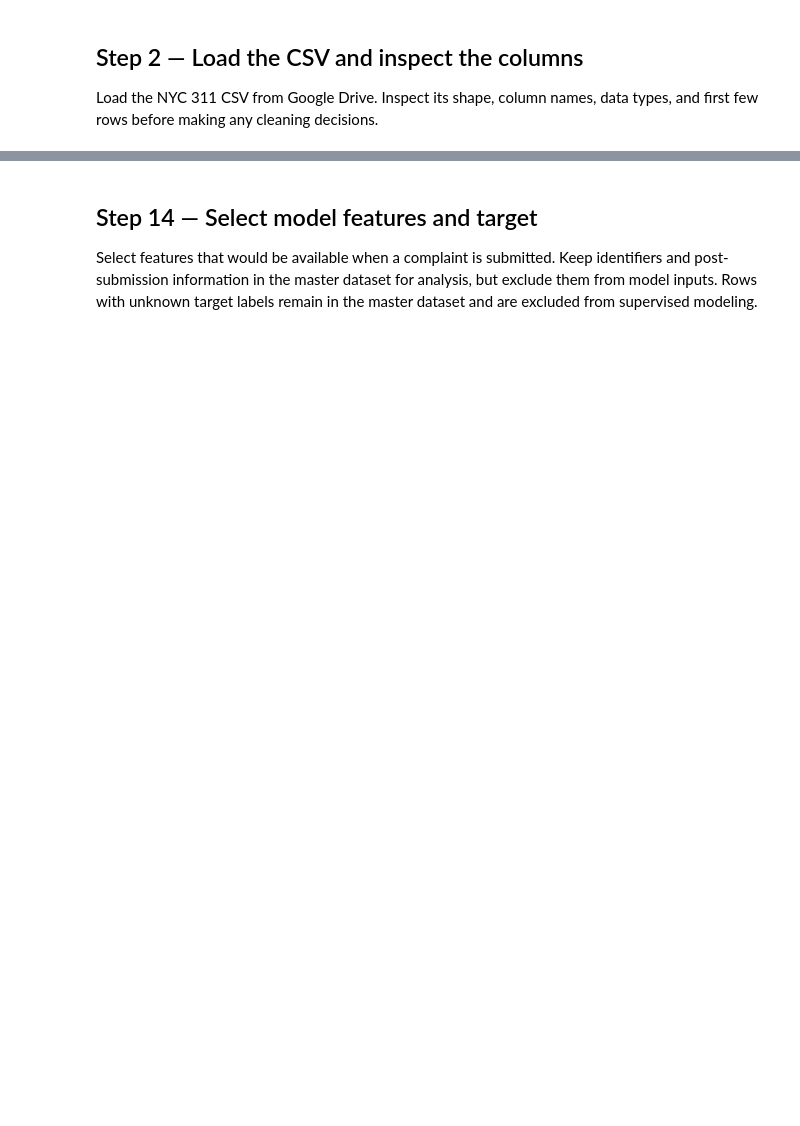
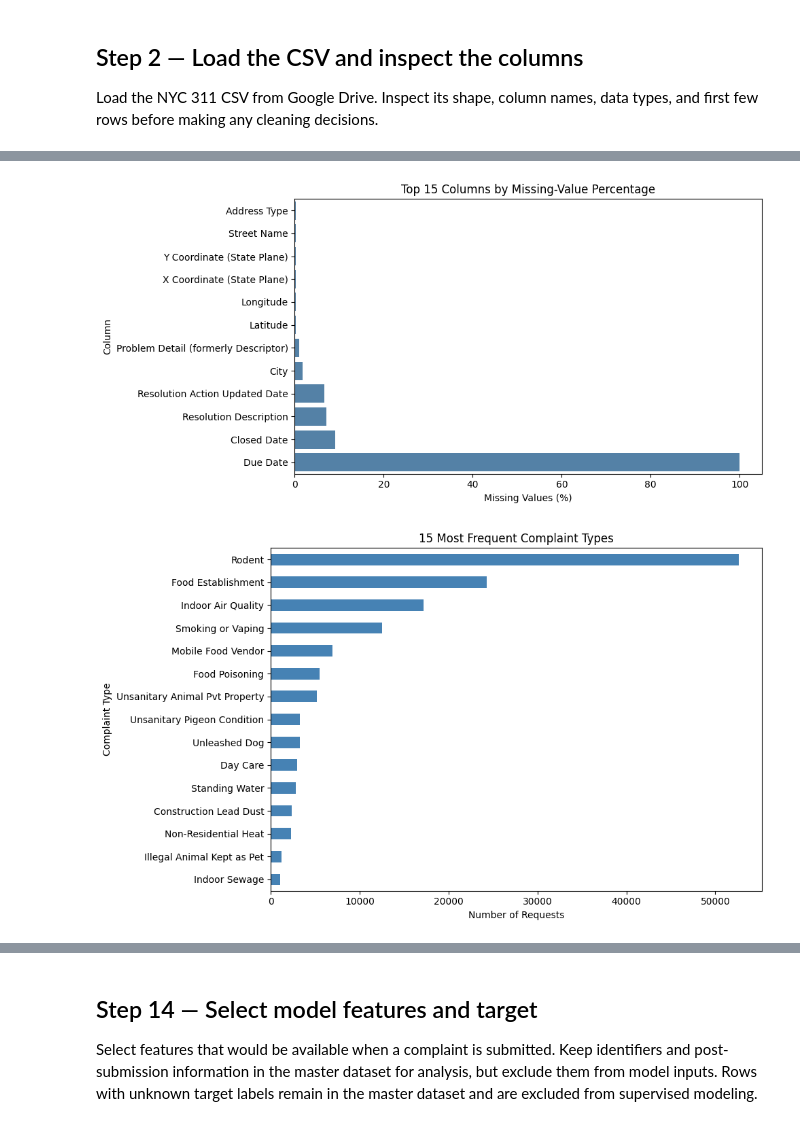
Before and after one commit to basmmohamed/service_requests_MLproject, a Jupyter notebook: Copy_of_NYC311_Eda_Preprocessing.ipynb, the cells around one changed output, grey strips where cells are left out. Saved outputs shown, nothing was run; the diff lists cells and outputs as text; code cells hidden in the pictures; blank space fills up the shorter version.

```diff
--- a/Copy_of_NYC311_Eda_Preprocessing.ipynb
+++ b/Copy_of_NYC311_Eda_Preprocessing.ipynb
@@ -980,0 +386,68 @@ Unknown target rows: 4381
+# %%
+# Step 4: EDA - Missing values and common complaint types
+
+# --------------------------------------------------
+# 1. Visualize missing values
+# --------------------------------------------------
+
+# Calculate missing counts and percentages for each column
+missing = pd.DataFrame({
+    "missing_count": data.isna().sum(),
+    "missing_percent": (data.isna().mean() * 100).round(2)
+})
+
+# Select the 15 columns with the highest missing percentages
+missing_to_plot = (
+    missing[missing["missing_count"] > 0]
+    .sort_values("missing_percent", ascending=False)
+    .head(15)
+    .sort_values("missing_percent")
+)
+
+# Plot missing-value percentages
+plt.figure(figsize=(10, 5))
+
+sns.barplot(
+    x=missing_to_plot["missing_percent"],
+    y=missing_to_plot.index,
+    color="steelblue"
+)
+
+plt.title("Top 15 Columns by Missing-Value Percentage")
+plt.xlabel("Missing Values (%)")
+plt.ylabel("Column")
+plt.tight_layout()
+plt.show()
+
+
+# --------------------------------------------------
+# 2. Visualize common complaint types
+# --------------------------------------------------
+
+complaint_col = "Problem (formerly Complaint Type)"
+
+# Count the 15 most frequent complaint categories
+top_types = (
+    data[complaint_col]
+    .fillna("Missing")
+    .value_counts()
+    .head(15)
+    .sort_values()
+)
+
+# Plot the most frequent complaint types
+plt.figure(figsize=(10, 6))
+
+top_types.plot(
+    kind="barh",
+    color="steelblue"
+)
+
+plt.title("15 Most Frequent Complaint Types")
+plt.xlabel("Number of Requests")
+plt.ylabel("Complaint Type")
+plt.tight_layout()
+plt.show()
+# %% [output]
+[figure, added]
+[figure, added]
```
Also changed, not shown: parts of 77 cells of this notebook.
